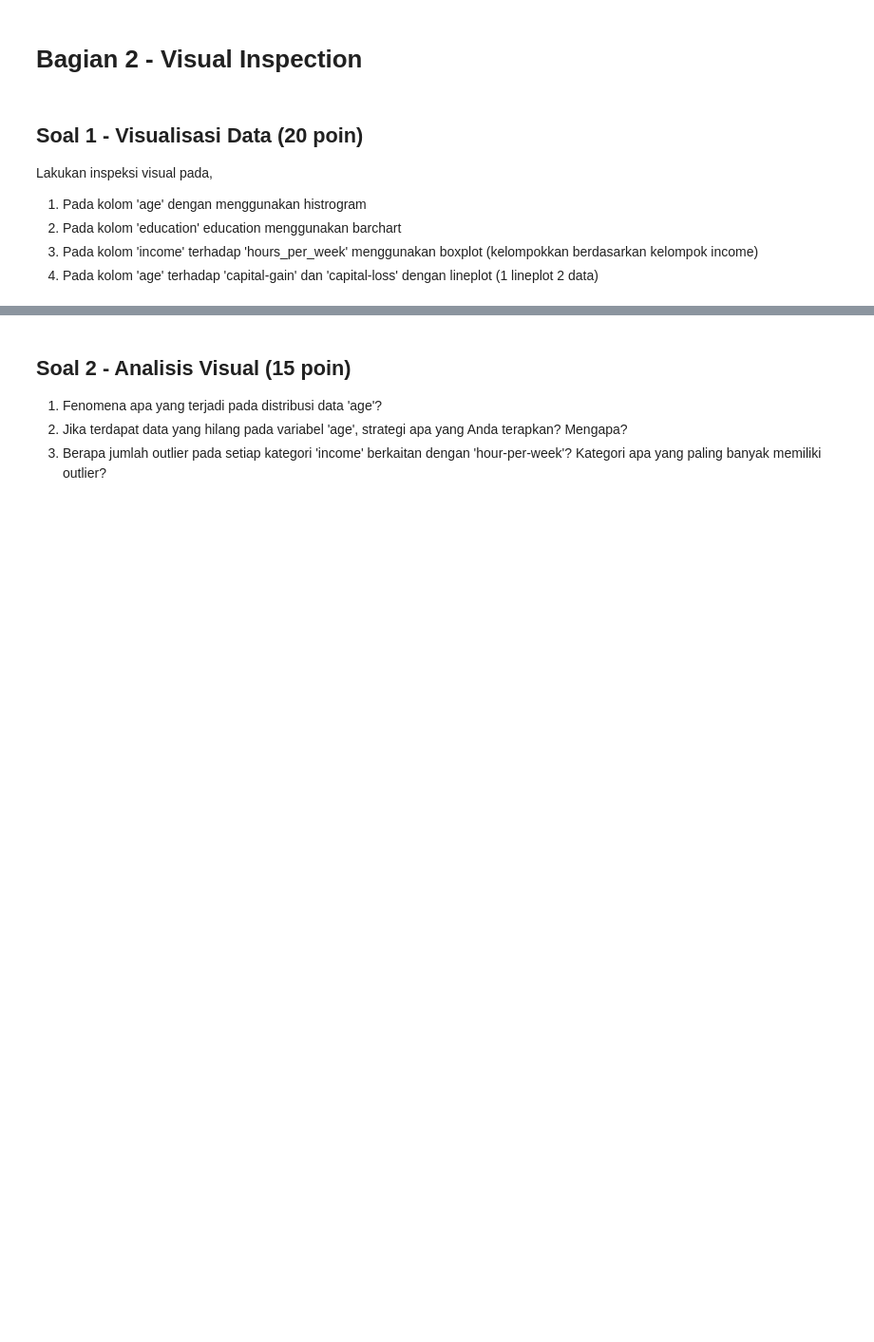
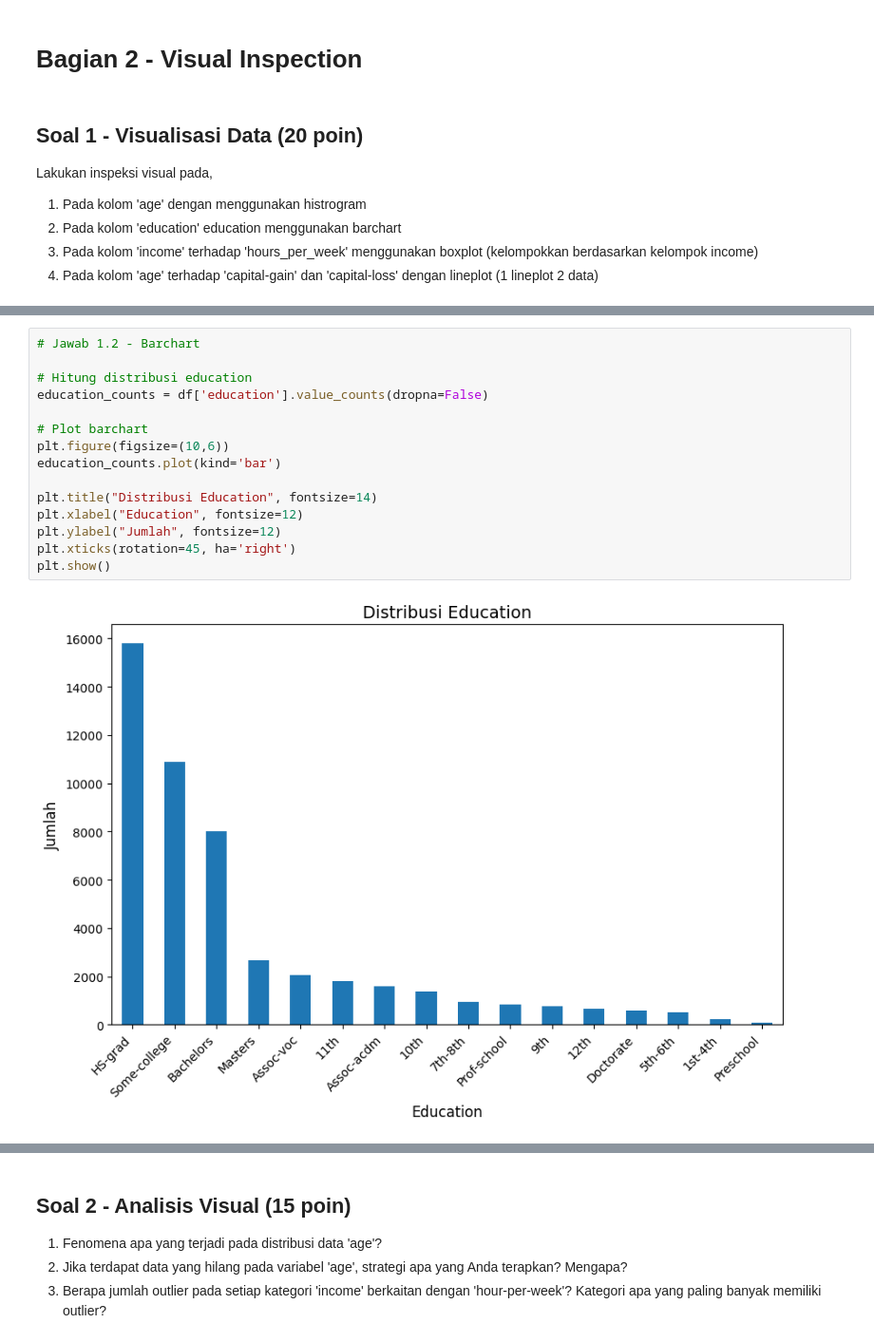
Before and after one commit to trisskmasarahh/Machine-Learning_Ganjil_2025, a Jupyter notebook: Sarah_SOAL_KUIS1_ML.ipynb, the cells around one changed output, grey strips where cells are left out. Shown at 95% size. Drawn from its saved outputs; the diff is of its cells as text; blank space fills up the shorter version.

```diff
--- a/Sarah_SOAL_KUIS1_ML.ipynb
+++ b/Sarah_SOAL_KUIS1_ML.ipynb
@@ -108,0 +238,17 @@ Lakukan inspeksi visual pada,
+# %%
+# Jawab 1.2 - Barchart
+
+# Hitung distribusi education
+education_counts = df['education'].value_counts(dropna=False)
+
+# Plot barchart
+plt.figure(figsize=(10,6))
+education_counts.plot(kind='bar')
+
+plt.title("Distribusi Education", fontsize=14)
+plt.xlabel("Education", fontsize=12)
+plt.ylabel("Jumlah", fontsize=12)
+plt.xticks(rotation=45, ha='right')
+plt.show()
+# %% [output]
+[figure, added]
```
Also changed, not shown: parts of 25 cells of this notebook.
